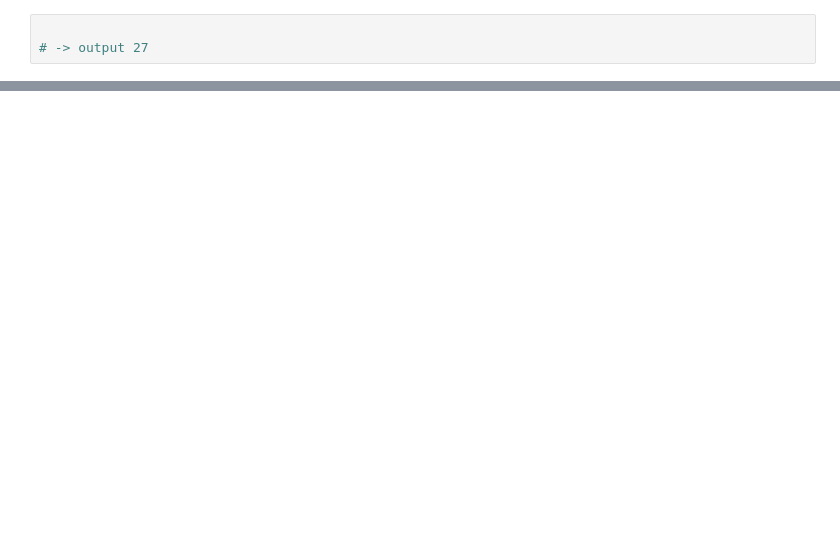
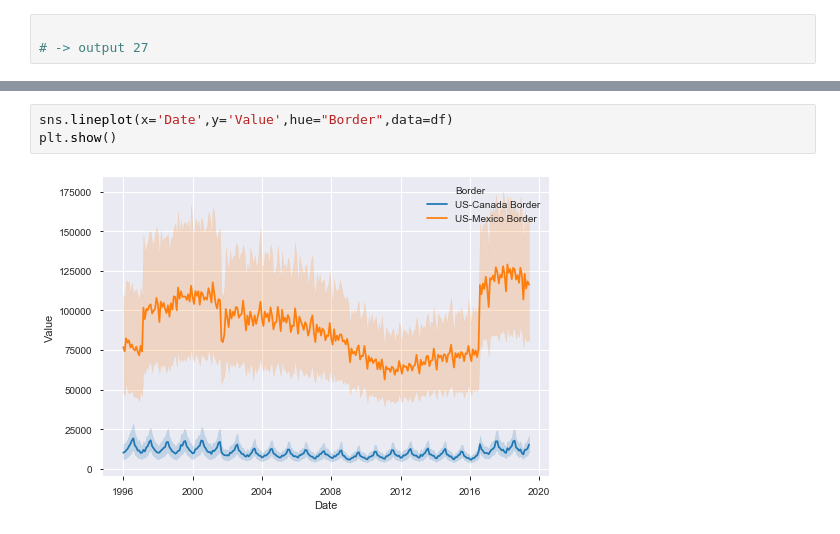
Before and after one commit to rnaua/DMML2019_Team_Swatch, a Jupyter notebook: code/EDA_Tanja.ipynb, the cells around one changed output, grey strips where cells are left out. Drawn from its saved outputs; the diff is of its cells as text; blank space fills up the shorter version.

```diff
--- a/code/EDA_Tanja.ipynb
+++ b/code/EDA_Tanja.ipynb
@@ -213,0 +390,5 @@ fig.show()
+# %%
+sns.lineplot(x='Date',y='Value',hue="Border",data=df)
+plt.show()
+# %% [output]
+[figure, added]
```
Also changed, not shown: parts of 50 cells of this notebook.
